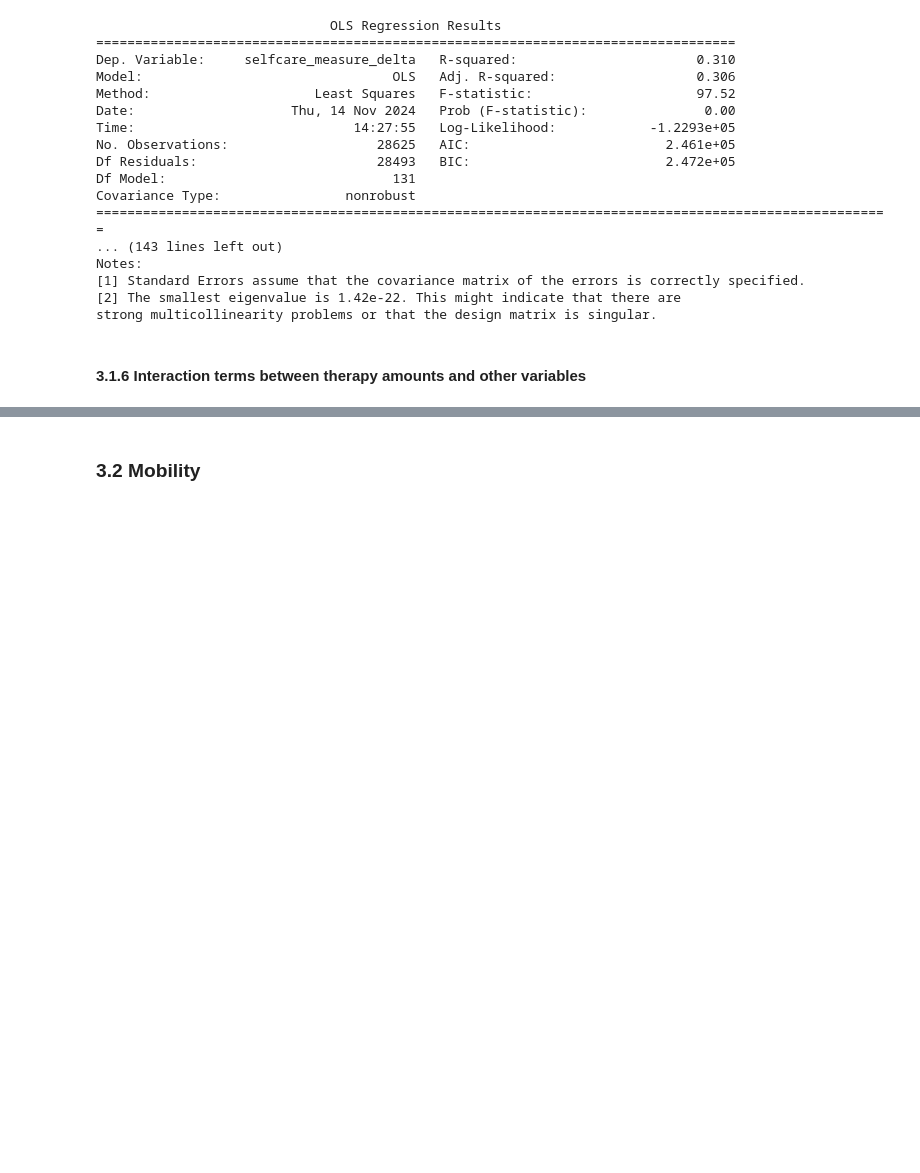
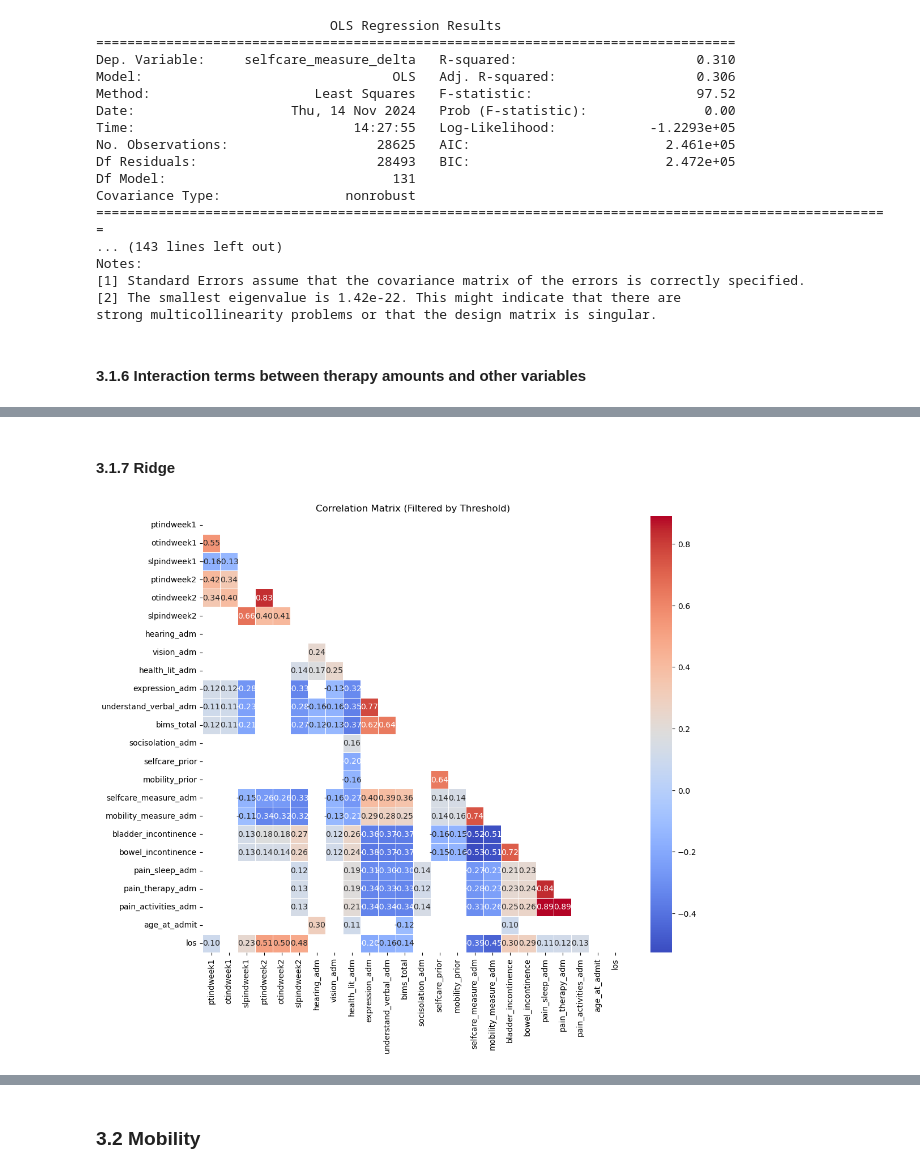
Before and after one commit to d9sus4/KL2, a Jupyter notebook: main.ipynb, the cells around one changed output, grey strips where cells are left out. Drawn from its saved outputs; the diff is of its cells as text; code cells hidden in the pictures; blank space fills up the shorter version.

```diff
--- a/main.ipynb
+++ b/main.ipynb
@@ -3014,7 +3017,7 @@ from sklearn.linear_model import Lasso
 from sklearn.metrics import mean_squared_error, r2_score
 import pandas as pd
 
-lasso_regressor = Lasso(alpha=0.01, max_iter=10000, random_state=42)
+lasso_regressor = Lasso(alpha=0.03, max_iter=10000, random_state=42)
 
 lasso_regressor.fit(X_train, y_train)
 
@@ -3078,7 +3081,7 @@ from sklearn.linear_model import LassoCV
 from sklearn.metrics import mean_squared_error, r2_score
 import pandas as pd
 
-alpha_range = [0.001, 0.05, 0.01, 0.5, 0.1, 0.5, 1, 5, 10, 50, 100]
+alpha_range = [0.001, 0.05, 0.03, 0.01, 0.5, 0.1, 0.5, 1, 5, 10, 50, 100]
 
 lasso_cv = LassoCV(alphas=alpha_range, cv=5, max_iter=10000, random_state=42)
 
@@ -3408,0 +3590,52 @@ R²: 0.2872
+# %% [markdown]
+#### 3.1.7 Ridge
+# %%
+import pandas as pd
+import numpy as np
+import matplotlib.pyplot as plt
+import seaborn as sns
+
+TH = 0.1
+def generate_correlation_matrix(X, exclude_binary=True, threshold=0.1):
+    """
+    Generate and visualize the correlation matrix, optionally removing binary variables.
+
+    Parameters:
+    - X: DataFrame, predictor variables.
+    - exclude_binary: bool, if True, exclude binary variables.
+    - threshold: float, filters to show correlations above the threshold (absolute value).
+
+    Returns:
+    - corr_matrix: Correlation matrix.
+    """
+    # Exclude binary variables (columns with only 0 and 1 as unique values)
+    if exclude_binary:
+        X_filtered = X.loc[:, X.nunique() > 2]
+    else:
+        X_filtered = X
+
+    # Compute the correlation matrix
+    corr_matrix = X_filtered.corr()
+
+    # Filter correlations based on the threshold
+    corr_to_plot = corr_matrix.where(np.abs(corr_matrix) > threshold, np.nan)
+
+    # Plot the correlation matrix
+    plt.figure(figsize=(12, 10))
+    sns.heatmap(
+        corr_to_plot,
+        annot=True,
+        cmap="coolwarm",
+        fmt=".2f",
+        linewidths=0.5,
+        mask=np.triu(np.ones_like(corr_to_plot, dtype=bool))  # Mask upper triangle
+    )
+    plt.title(f"Correlation Matrix (Filtered by Threshold {TH})")
+    plt.show()
+
+    return corr_matrix
+
+
+correlation_matrix = generate_correlation_matrix(X_train, exclude_binary=True, threshold=TH)
+# %% [output]
+[figure, added]
```
Also changed, not shown: parts of 27 cells of this notebook, 7 other files.
